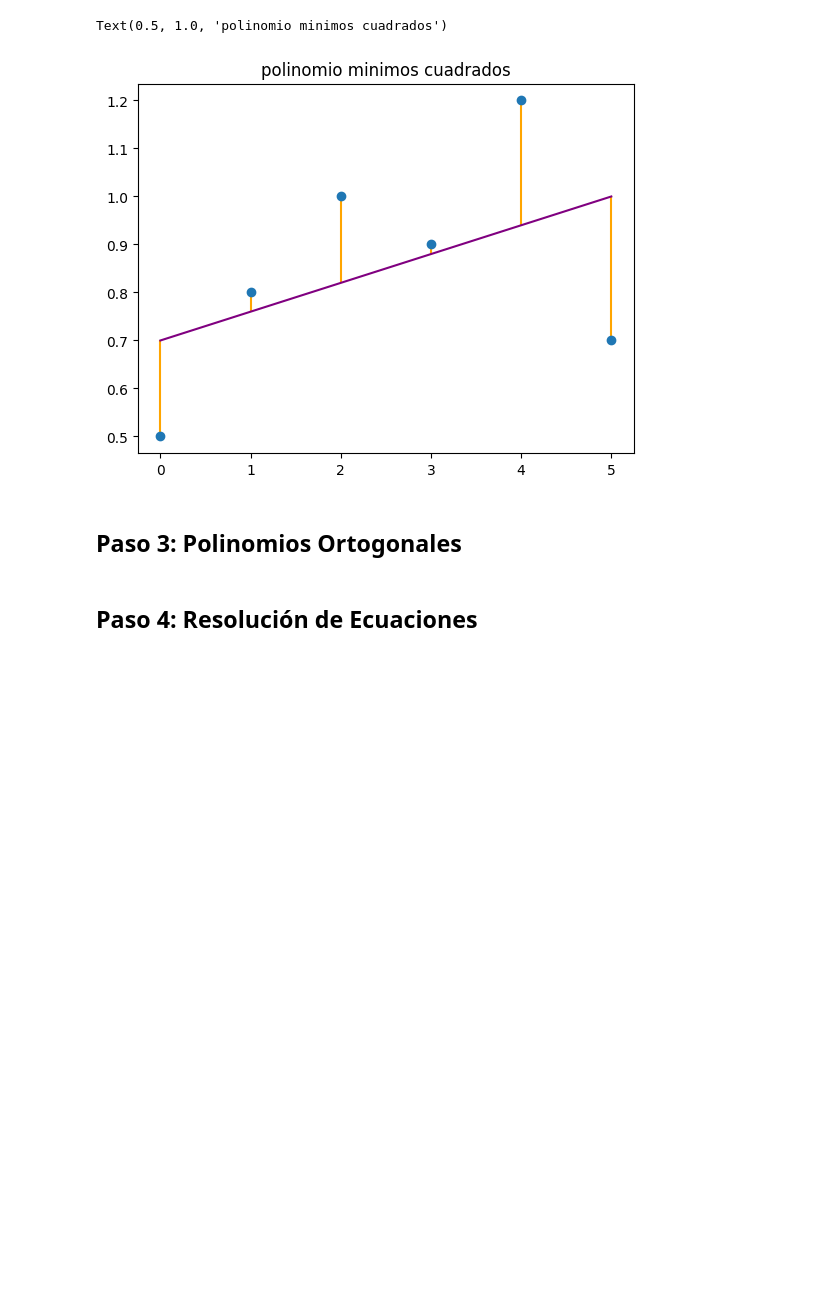
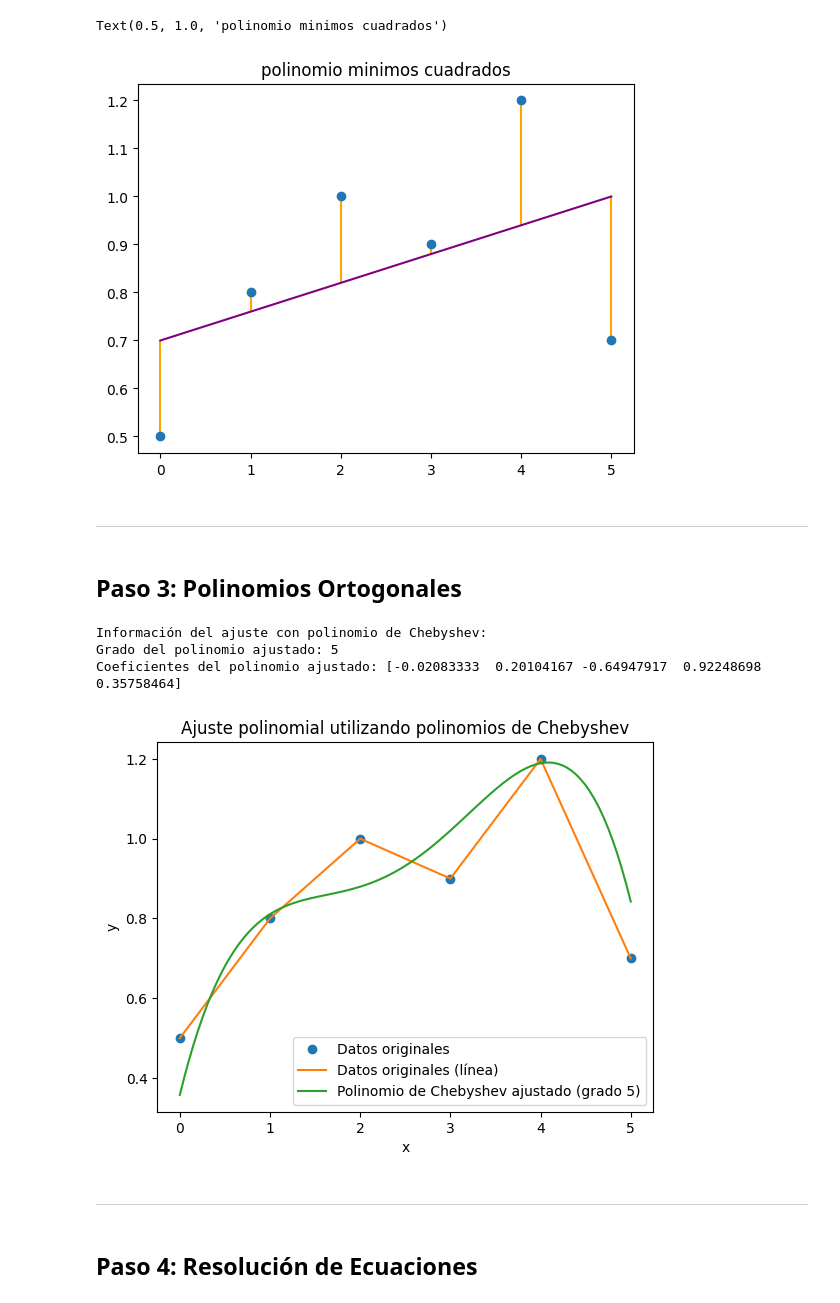
Before and after one commit to Maanuuuu/Colaboradores, a Jupyter notebook: Montaña_Rusa/Programa_3.ipynb, the cells around one changed output. Cells and saved outputs as stored; diff of their text form; code cells hidden in the pictures; blank space fills up the shorter version.

```diff
--- a/Montaña_Rusa/Programa_3.ipynb
+++ b/Montaña_Rusa/Programa_3.ipynb
@@ -227,8 +229,73 @@ plt.title("polinomio minimos cuadrados")
 # %% [output]
 Text(0.5, 1.0, 'polinomio minimos cuadrados')
 [figure]
+# %% [markdown]
+---
 # %% [markdown]
 ## Paso 3: Polinomios Ortogonales
+# %%
+import numpy as np
+import matplotlib.pyplot as plt
+
+# Función de Chebyshev que retorna las raíces del polinomio segun su grado
+def raices_chebyshev(grado):
+    return np.cos((2 * np.arange(grado + 1) + 1) * np.pi / (2 * (grado + 1)))
+
+# Función que ajusta un polinomio de Chebyshev a los datos
+def Polinomio_chebyshev(grado, x, y):
+    # Calcular las raíces del polinomio de Chebyshev de grado n
+    raices = raices_chebyshev(grado)
+
+    # Escalar las raíces al intervalo de los datos originales
+    raices_escaladas = 0.5 * (raices + 1) * (x.max() - x.min())
+
+    # Funcion basada en los datos originales
+    funcion_original = np.poly1d(np.polyfit(x, y, deg=len(x) - 1))
+
+    # Evaluar las raíces escaladas en la función de los datos originales
+    yi = funcion_original(raices_escaladas)
+
+    # Polinomio el polinomio usando las raíces escaladas y los valores evaluados
+    polinomio = np.polyfit(raices_escaladas, yi, grado - 1)
+
+    return np.poly1d(polinomio)
+
+# Datos originales
+x1 = [0, 1, 2, 3, 4, 5]
+y1 = [0.5, 0.8, 1.0, 0.9, 1.2, 0.7]
+x = np.array(x1)
+y = np.array(y1)
+
+# Datos a graficar
+x_data = np.linspace(0, 5, 100)
+
+# Establecemos el grado del polinomio
+grado = 5
+
+# Ajustar el polinomio de Chebyshev a los datos
+polinomio_chebyshev = Polinomio_chebyshev(grado, x, y)
+
+#Imprimir el grdo y los coeficientes del polinomio de chebyshev
+print("Información del ajuste con polinomio de Chebyshev:")
+print(f"Grado del polinomio ajustado: {grado}")
+print(f"Coeficientes del polinomio ajustado: {polinomio_chebyshev.coefficients}")
+
+# Graficar los datos originales y el polinomio ajustado
+plt.plot(x, y, 'o', label='Datos originales')
+plt.plot(x, y, '-', label='Datos originales (línea)')
+plt.plot(x_data, polinomio_chebyshev(x_data), '-', label=f'Polinomio de Chebyshev ajustado (grado {grado})')
+plt.legend()
+plt.xlabel('x')
+plt.ylabel('y')
+plt.title('Ajuste polinomial utilizando polinomios de Chebyshev')
+plt.show()
+# %% [output]
+Información del ajuste con polinomio de Chebyshev:
+Grado del polinomio ajustado: 5
+Coeficientes del polinomio ajustado: [-0.02083333  0.20104167 -0.64947917  0.92248698  0.35758464]
+[figure, added]
+# %% [markdown]
+---
 # %% [markdown]
 ## Paso 4: Resolución de Ecuaciones
 # %%
```
Also changed, not shown: parts of 2 cells of this notebook.
